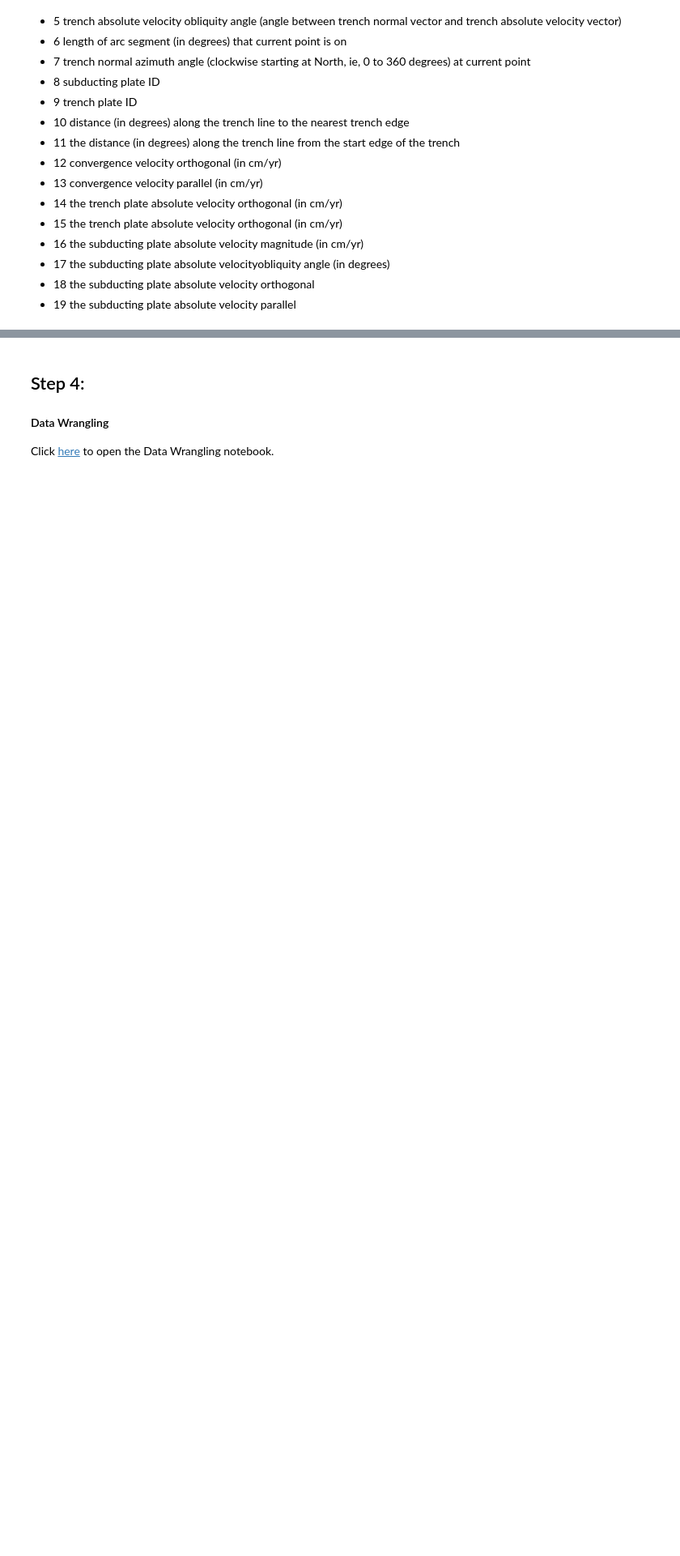
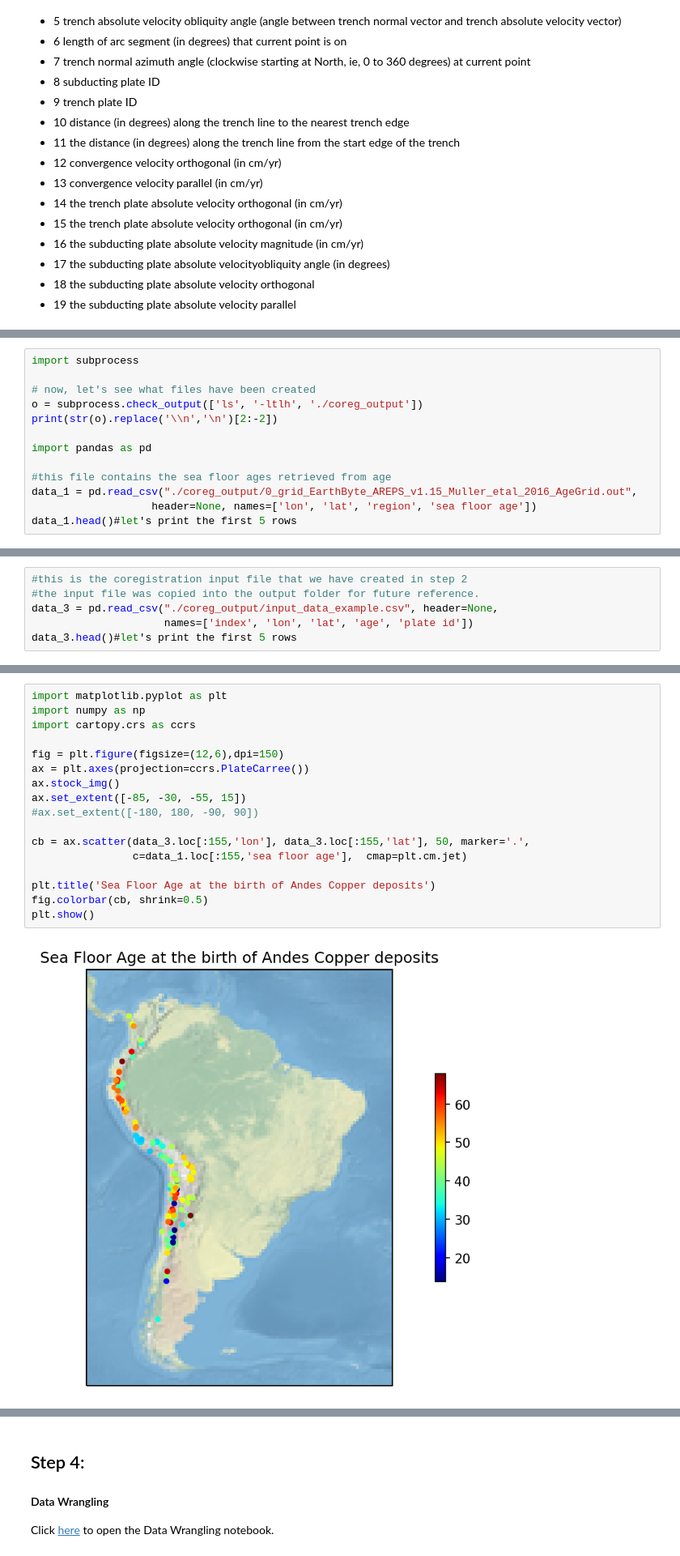
Before and after one commit to EarthByte/spatio-temporal-exploration, a Jupyter notebook: python/workflow.ipynb, the cells around one changed output, grey strips where cells are left out. Shown at 81% size. Drawn from its saved outputs; the diff is of its cells as text; blank space fills up the shorter version.

```diff
--- a/python/workflow.ipynb
+++ b/python/workflow.ipynb
@@ -263,0 +385,13 @@ saving file...
+# %%
+import subprocess
+
+# now, let's see what files have been created
+o = subprocess.check_output(['ls', '-ltlh', './coreg_output'])
+print(str(o).replace('\\n','\n')[2:-2])
+
+import pandas as pd
+
+#this file contains the sea floor ages retrieved from age
+data_1 = pd.read_csv("./coreg_output/0_grid_EarthByte_AREPS_v1.15_Muller_etal_2016_AgeGrid.out",
+                   header=None, names=['lon', 'lat', 'region', 'sea floor age'])
+data_1.head()#let's print the first 5 rows
@@ -332,0 +450,6 @@ Time taken: 74.87650394439697  seconds
+# %%
+#this is the coregistration input file that we have created in step 2
+#the input file was copied into the output folder for future reference.
+data_3 = pd.read_csv("./coreg_output/input_data_example.csv", header=None,
+                     names=['index', 'lon', 'lat', 'age', 'plate id'])
+data_3.head()#let's print the first 5 rows
@@ -332,0 +466,19 @@ Time taken: 74.87650394439697  seconds
+# %%
+import matplotlib.pyplot as plt
+import numpy as np
+import cartopy.crs as ccrs
+
+fig = plt.figure(figsize=(12,6),dpi=150)
+ax = plt.axes(projection=ccrs.PlateCarree())
+ax.stock_img()
+ax.set_extent([-85, -30, -55, 15])
+#ax.set_extent([-180, 180, -90, 90])
+
+cb = ax.scatter(data_3.loc[:155,'lon'], data_3.loc[:155,'lat'], 50, marker='.',
+                c=data_1.loc[:155,'sea floor age'],  cmap=plt.cm.jet)
+
+plt.title('Sea Floor Age at the birth of Andes Copper deposits')
+fig.colorbar(cb, shrink=0.5)
+plt.show()
+# %% [output]
+[figure, added]
```
Also changed, not shown: parts of 20 cells of this notebook.
